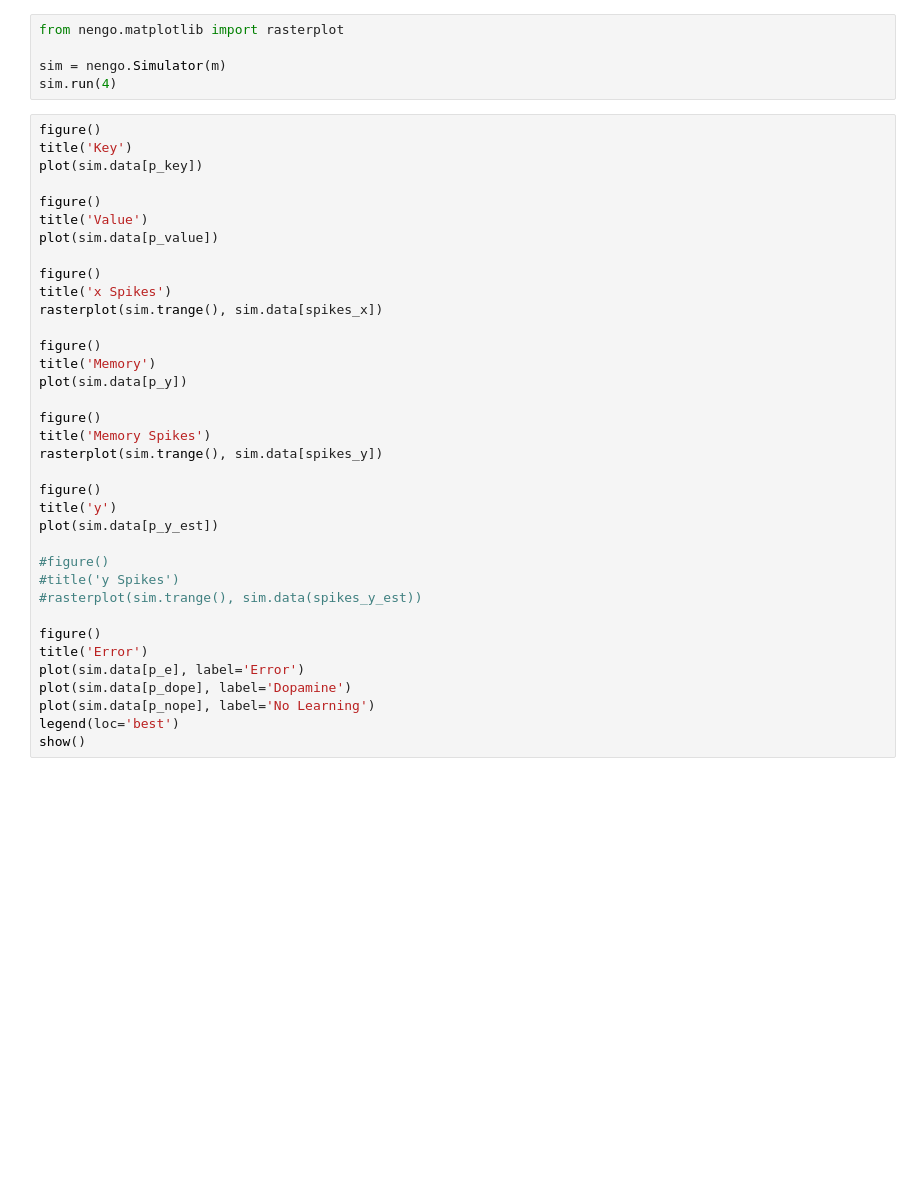
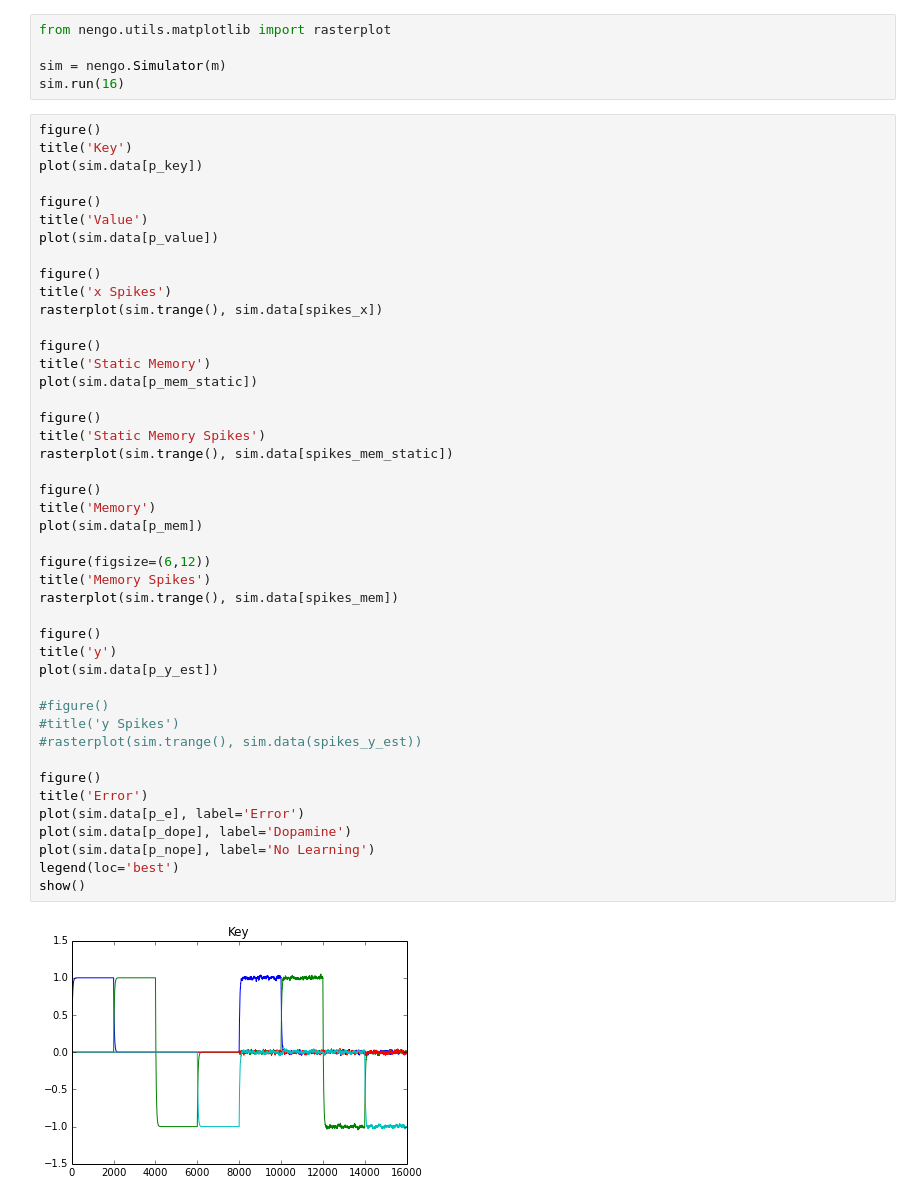
Before and after one commit to lisannehuurdeman/nengo, a Jupyter notebook: examples/oja.ipynb, the cells around one changed output. Cells and saved outputs as stored; diff of their text form; blank space fills up the shorter version.

```diff
--- a/examples/oja.ipynb
+++ b/examples/oja.ipynb
@@ -112,41 +137,51 @@ p_y_est = nengo.Probe(y_est, "decoded_output", filter=0.03)
 # %%
-from nengo.matplotlib import rasterplot
+from nengo.utils.matplotlib import rasterplot
 
 sim = nengo.Simulator(m)
-sim.run(4)
+sim.run(16)
 # %%
 figure()
 title('Key')
 plot(sim.data[p_key])
 
 figure()
 title('Value')
 plot(sim.data[p_value])
 
 figure()
 title('x Spikes')
 rasterplot(sim.trange(), sim.data[spikes_x])
 
 figure()
-title('Memory')
-plot(sim.data[p_y])
+title('Static Memory')
+plot(sim.data[p_mem_static])
 
 figure()
+title('Static Memory Spikes')
+rasterplot(sim.trange(), sim.data[spikes_mem_static])
+
+figure()
+title('Memory')
+plot(sim.data[p_mem])
+
+figure(figsize=(6,12))
 title('Memory Spikes')
-rasterplot(sim.trange(), sim.data[spikes_y])
+rasterplot(sim.trange(), sim.data[spikes_mem])
 
 figure()
 title('y')
 plot(sim.data[p_y_est])
 
 #figure()
 #title('y Spikes')
 #rasterplot(sim.trange(), sim.data(spikes_y_est))
 
 figure()
 title('Error')
 plot(sim.data[p_e], label='Error')
 plot(sim.data[p_dope], label='Dopamine')
 plot(sim.data[p_nope], label='No Learning')
 legend(loc='best')
 show()
+# %% [output]
+[figure, added]
```
Also changed, not shown: parts of 2 cells of this notebook, 2 other files.
